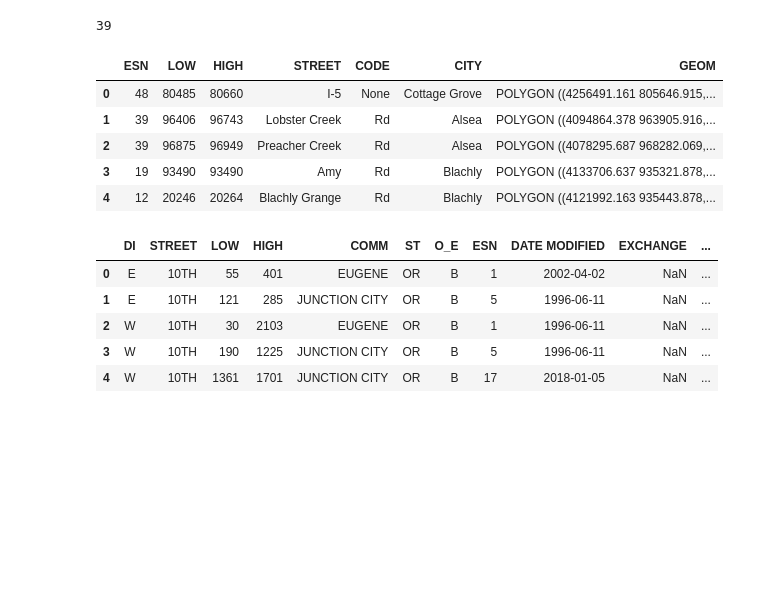
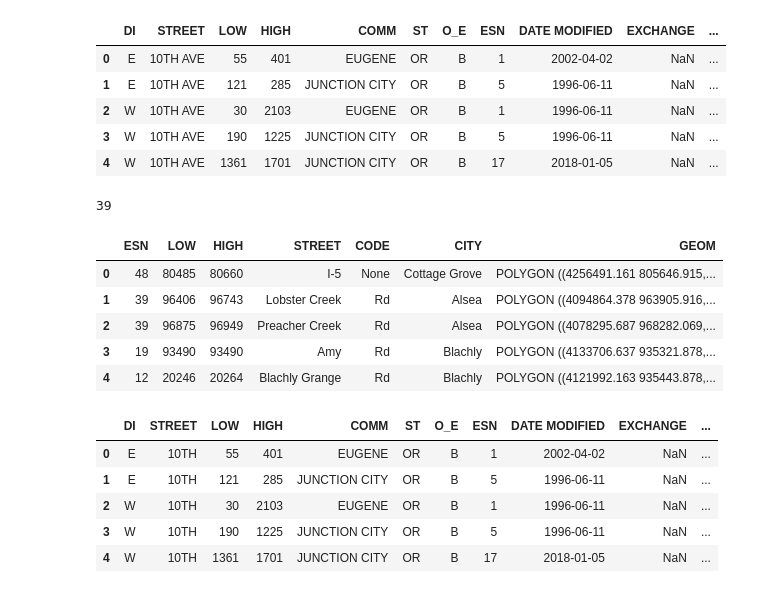
Before and after one commit to dongmeic/RLID, a Jupyter notebook: Address-MSAG/compare_MSAG_range.ipynb, the cells around one changed output. Drawn from its saved outputs; the diff is of its cells as text; code cells hidden in the pictures; blank space fills up the shorter version.

Commit message:
revised city name and key

```diff
--- a/Address-MSAG/compare_MSAG_range.ipynb
+++ b/Address-MSAG/compare_MSAG_range.ipynb
@@ -6,0 +110,2 @@ import pandas as pd
+# %%
+df.loc[df.DI.astype(str) == 'nan',  'DI']= None
@@ -6,0 +160,19 @@ import pandas as pd
+# %%
+def adjustCityName(x):
+    if x == 'EUG':
+        x = 'EUGENE'
+    elif x == 'JUNETION CITY':
+        x = 'JUNCTION CITY'
+    elif x == 'FLORENCE PD-WEST LANE E911':
+        x = 'FLORENCE'
+    elif x == 'COTTAGE GROVE-SOUTH LANE E911':
+        x = 'COTTAGE GROVE'
+    elif x == 'OAKRIDGE-EAST LANE E911':
+        x = 'OAKRIDGE'
+    elif 'LANE' in x or 'IN-' in x:
+        x = 'OTHER'
+    else:
+        x = x
+    return x
+# %%
+df['CITY'] = df.COMM.apply(lambda x: adjustCityName(x))
@@ -7,3 +209,14 @@ import pandas as pd
+# %%
+df['CTCODE'] = df['CITY'].map(dt)
+# %%
+df[df.CITY != 'OTHER'].head()
+# %% [output]
+|  | DI | STREET | LOW | HIGH | COMM | ST | O_E | ESN | DATE MODIFIED | EXCHANGE | ... |
+| 0 | E | 10TH AVE | 55 | 401 | EUGENE | OR | B | 1 | 2002-04-02 | NaN | ... |
+| 1 | E | 10TH AVE | 121 | 285 | JUNCTION CITY | OR | B | 5 | 1996-06-11 | NaN | ... |
+| 2 | W | 10TH AVE | 30 | 2103 | EUGENE | OR | B | 1 | 1996-06-11 | NaN | ... |
+| 3 | W | 10TH AVE | 190 | 1225 | JUNCTION CITY | OR | B | 5 | 1996-06-11 | NaN | ... |
+| 4 | W | 10TH AVE | 1361 | 1701 | JUNCTION CITY | OR | B | 17 | 2018-01-05 | NaN | ... |
 # %%
 gdf = cmp.checkMSAGrange()
 # %%
```
Also changed, not shown: parts of 23 cells of this notebook, 2 other files.
